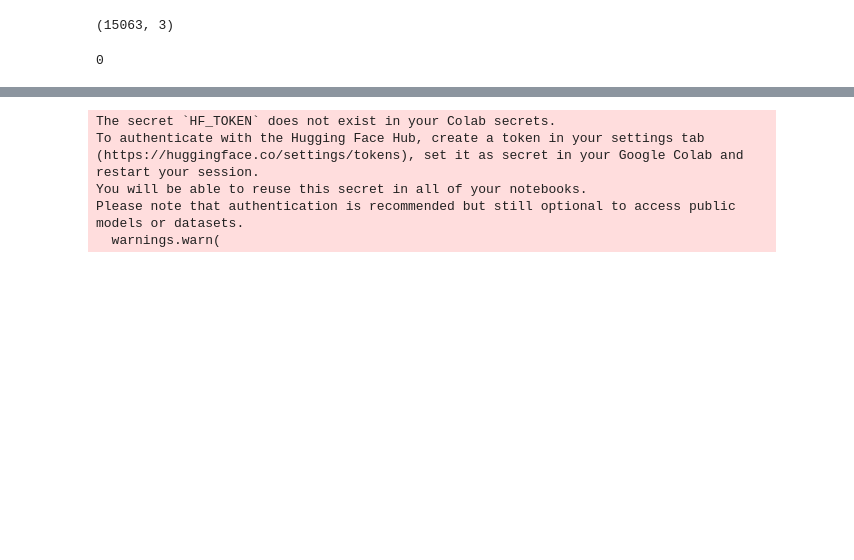
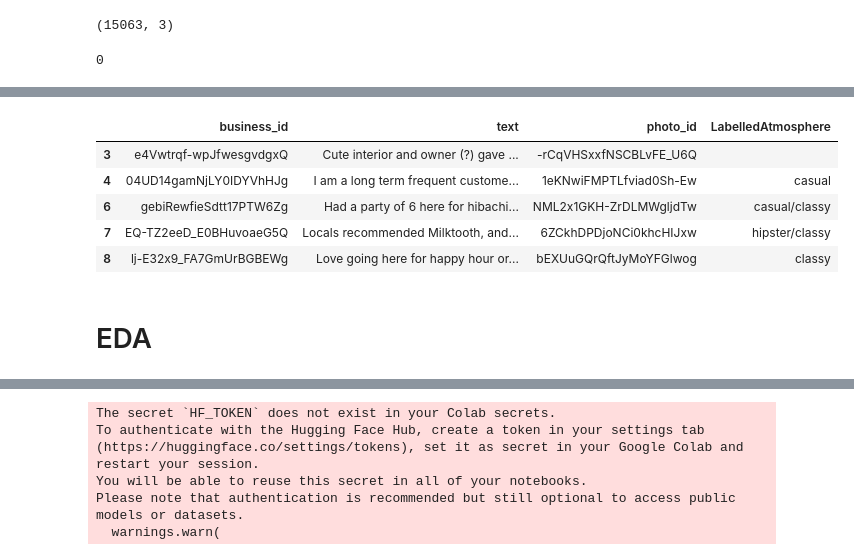
Before and after one commit to edsml-jv323/RestaurantReviews, a Jupyter notebook: EDA.ipynb, the cells around one changed output, grey strips where cells are left out. Drawn from its saved outputs; the diff is of its cells as text; code cells hidden in the pictures; blank space fills up the shorter version.

```diff
--- a/EDA.ipynb
+++ b/EDA.ipynb
@@ -100,0 +94,25 @@ df['business_id'].duplicated().sum()
+# %%
+def parse_ambience_from_file_line_by_line(file_path):
+    business_ambience = {}
+    with open(file_path, 'r', encoding='utf-8') as file:
+        # Process each line (which is a separate JSON object) individually
+        for line in file:
+            try:
+                entry = json.loads(line)
+                business_id = entry['business_id']
+                if 'attributes' in entry and entry['attributes'] and 'Ambience' in entry['attributes'] and entry['attributes']['Ambience']:
+                    ambience_str = entry['attributes']['Ambience']
+                    # Handle ambience string safely
+                    try:
+                        ambience_dict = eval(ambience_str)
+                        true_ambiences = [k for k, v in ambience_dict.items() if v]
+                        business_ambience[business_id] = '/'.join(true_ambiences)
+                    except Exception as e:
+                        print(f"Error parsing Ambience for business_id {business_id}: {e}")
+            except json.JSONDecodeError as e:
+                print(f"Error decoding JSON on line: {e}")
+    return business_ambience
+# %%
+import json
+file_path = '/content/drive/MyDrive/yelp_academic_dataset_business.json'
+business_ambience_mapping = parse_ambience_from_file_line_by_line(file_path)
@@ -100,0 +157,11 @@ df['business_id'].duplicated().sum()
+# %%
+df['LabelledAtmosphere'] = df['business_id'].map(business_ambience_mapping)
+# %%
+df.head()
+# %% [output]
+|  | business_id | text | photo_id | LabelledAtmosphere |
+| 3 | e4Vwtrqf-wpJfwesgvdgxQ | Cute interior and owner (?) gave ... | -rCqVHSxxfNSCBLvFE_U6Q |  |
+| 4 | 04UD14gamNjLY0IDYVhHJg | I am a long term frequent custome... | 1eKNwiFMPTLfviad0Sh-Ew | casual |
+| 6 | gebiRewfieSdtt17PTW6Zg | Had a party of 6 here for hibachi... | NML2x1GKH-ZrDLMWgljdTw | casual/classy |
+| 7 | EQ-TZ2eeD_E0BHuvoaeG5Q | Locals recommended Milktooth, and... | 6ZCkhDPDjoNCi0khcHIJxw | hipster/classy |
+| 8 | lj-E32x9_FA7GmUrBGBEWg | Love going here for happy hour or... | bEXUuGQrQftJyMoYFGlwog | classy |
@@ -100,0 +170,2 @@ df['business_id'].duplicated().sum()
+# %% [markdown]
+# EDA
```
Also changed, not shown: parts of 10 cells of this notebook.
